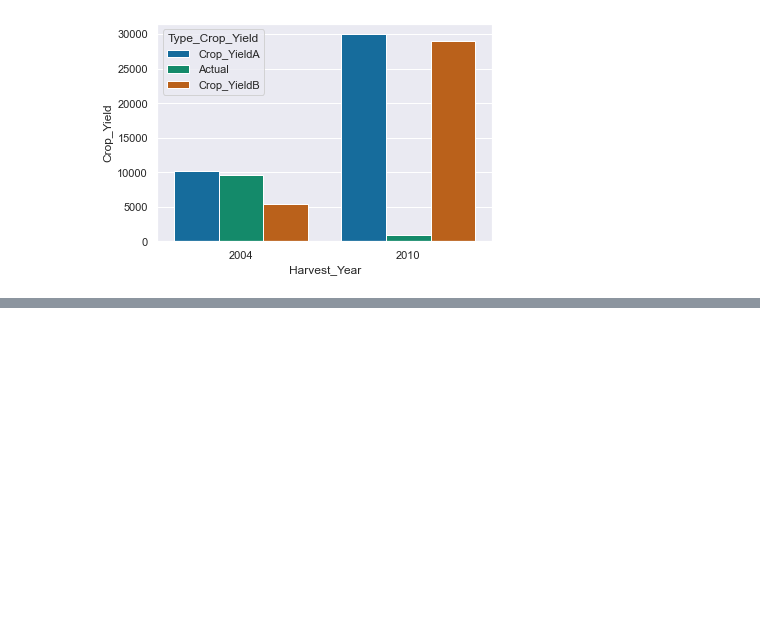
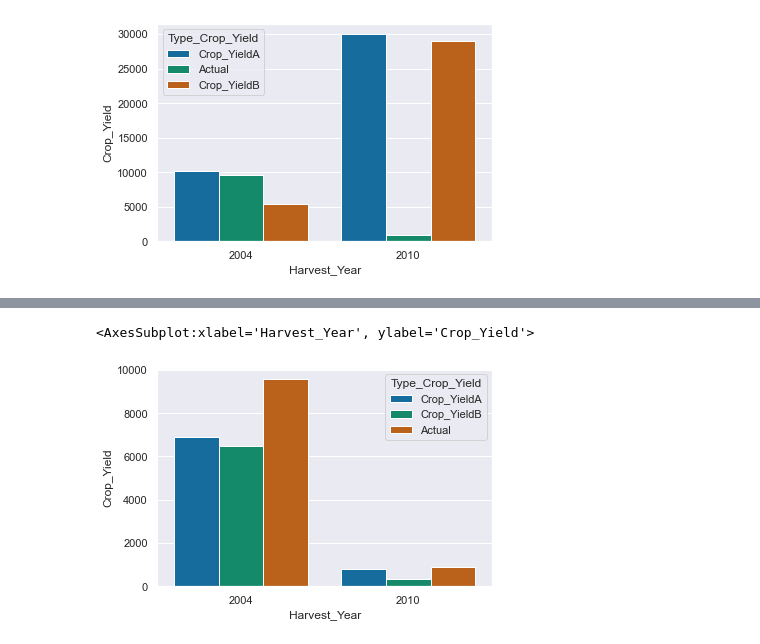
Before and after one commit to g19j1101/HoneybushModel_Results_Analysis, a Jupyter notebook: analysis.ipynb, the cells around one changed output, grey strips where cells are left out. Saved outputs shown, nothing was run; the diff lists cells and outputs as text; code cells hidden in the pictures; blank space fills up the shorter version.

```diff
--- a/analysis.ipynb
+++ b/analysis.ipynb
@@ -48,0 +99,3 @@ sns.barplot(data=hartman, x="Harvest_Year", y="Crop_Yield", hue="Type_Crop_Yield
+# %%
+validated = pd.read_csv("hartman_validated_pop.csv")
+validated.head()
@@ -48,0 +109,5 @@ sns.barplot(data=hartman, x="Harvest_Year", y="Crop_Yield", hue="Type_Crop_Yield
+# %%
+sns.barplot(data=validated, x="Harvest_Year", y="Crop_Yield", hue="Type_Crop_Yield")
+# %% [output]
+<AxesSubplot:xlabel='Harvest_Year', ylabel='Crop_Yield'>
+[figure, added]
```
Also changed, not shown: parts of 19 cells of this notebook, 16 other files.
